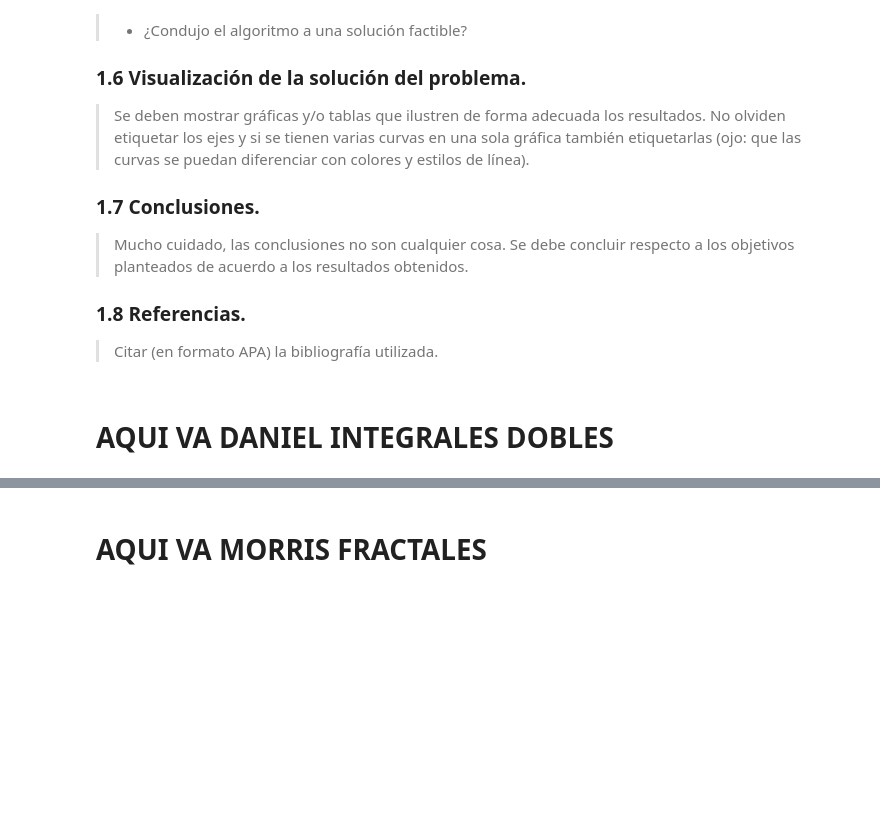
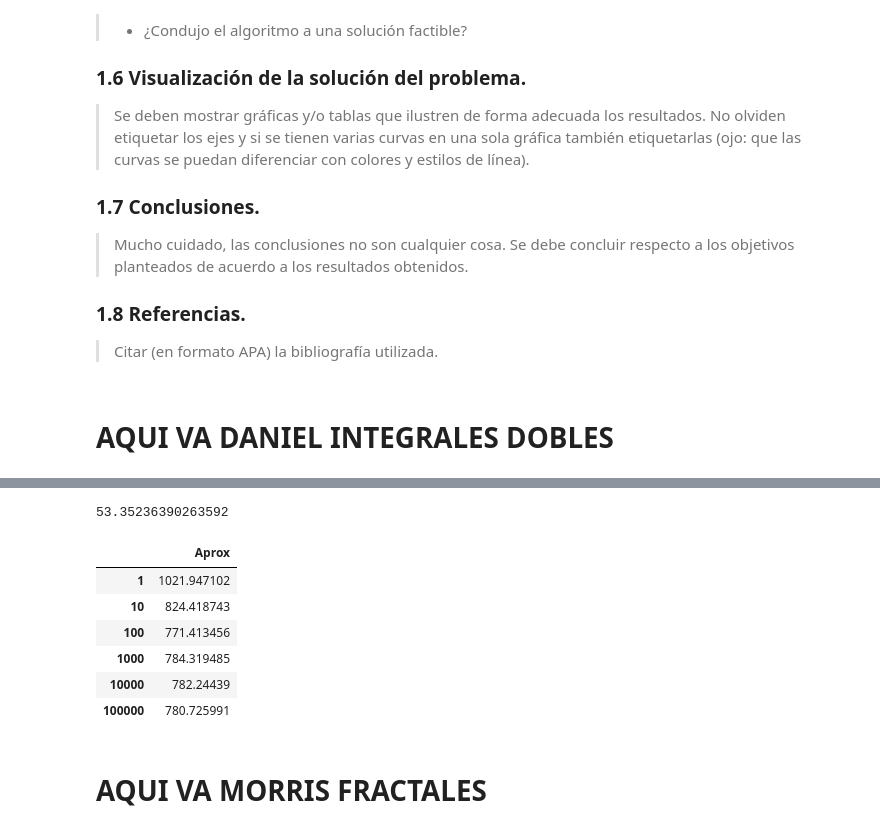
Before and after one commit to Daniel-Iteso/Proyecto2_HernandezDaniel_MarquezJesus, a Jupyter notebook: Proyecto2_Daniel_Jesus.ipynb, the cells around one changed output, grey strips where cells are left out. Saved outputs shown, nothing was run; the diff lists cells and outputs as text; code cells hidden in the pictures; blank space fills up the shorter version.

```diff
--- a/Proyecto2_Daniel_Jesus.ipynb
+++ b/Proyecto2_Daniel_Jesus.ipynb
@@ -69,3 +79,71 @@ integ
+# %%
+import numpy as np
+import pandas as pd
+
+a=0
+b=2
+c=0
+d=2
+
+def monc1(f,a,b,c,d,N):
+    aux = 0
+    x = np.random.uniform(a,b,N)
+    y = np.random.uniform(c,d,N)
+    vol = (b-a)*(d-c)
+    #for n in range(N):
+        #if f(x,y)[n]<(2*x**2):
+            #aux = np.array(f(x,y)[n])
+    aux = np.delete(f(x,y), np.where(f(x,y) < (2*x**2)))
+    integral = vol*(np.sum(aux)/N)
+    return integral
+
+def f(x,y):
+    return np.abs(x**2+y**2-16)
+
+N = np.logspace(0, 5, 6).astype(int)
+tabla1 = pd.DataFrame(index=N, columns=['Aprox'])
+for n in N:
+    p = monc1(f,a,b,c,d,n)
+p
+# %% [output]
+53.35236390263592
+# %%
+import numpy as np
+import pandas as pd
+
+a=2
+b=4
+c=5
+d=7
+
+def monc1(f,a,b,c,d,N):
+    aux = 0
+    x = np.random.uniform(a,b,N)
+    y = np.random.uniform(c,d,N)
+    vol = (b-a)*(d-c)
+    #for n in range(N):
+        #if f(x,y)[n]<(2*x**2):
+            #aux = np.array(f(x,y)[n])
+    aux = np.delete(f(x,y), np.where(f(x,y) < (2*x**2)))
+    integral = vol*(np.sum(f(x,y))/N)
+    return integral
+
+def f(x,y):
+    return np.abs(2*x**2+5*y**2-5)
+
+N = np.logspace(0, 5, 6).astype(int)
+tabla1 = pd.DataFrame(index=N, columns=['Aprox'])
+for n in N:
+    tabla1.loc[n, 'Aprox'] = monc1(f,a,b,c,d,n)
+tabla1
+# %% [output]
+|  | Aprox |
+| 1 | 1021.947102 |
+| 10 | 824.418743 |
+| 100 | 771.413456 |
+| 1000 | 784.319485 |
+| 10000 | 782.24439 |
+| 100000 | 780.725991 |
 # %% [markdown]
 # AQUI VA MORRIS FRACTALES
 # %%
```
Also changed, not shown: parts of 1 cell of this notebook.
